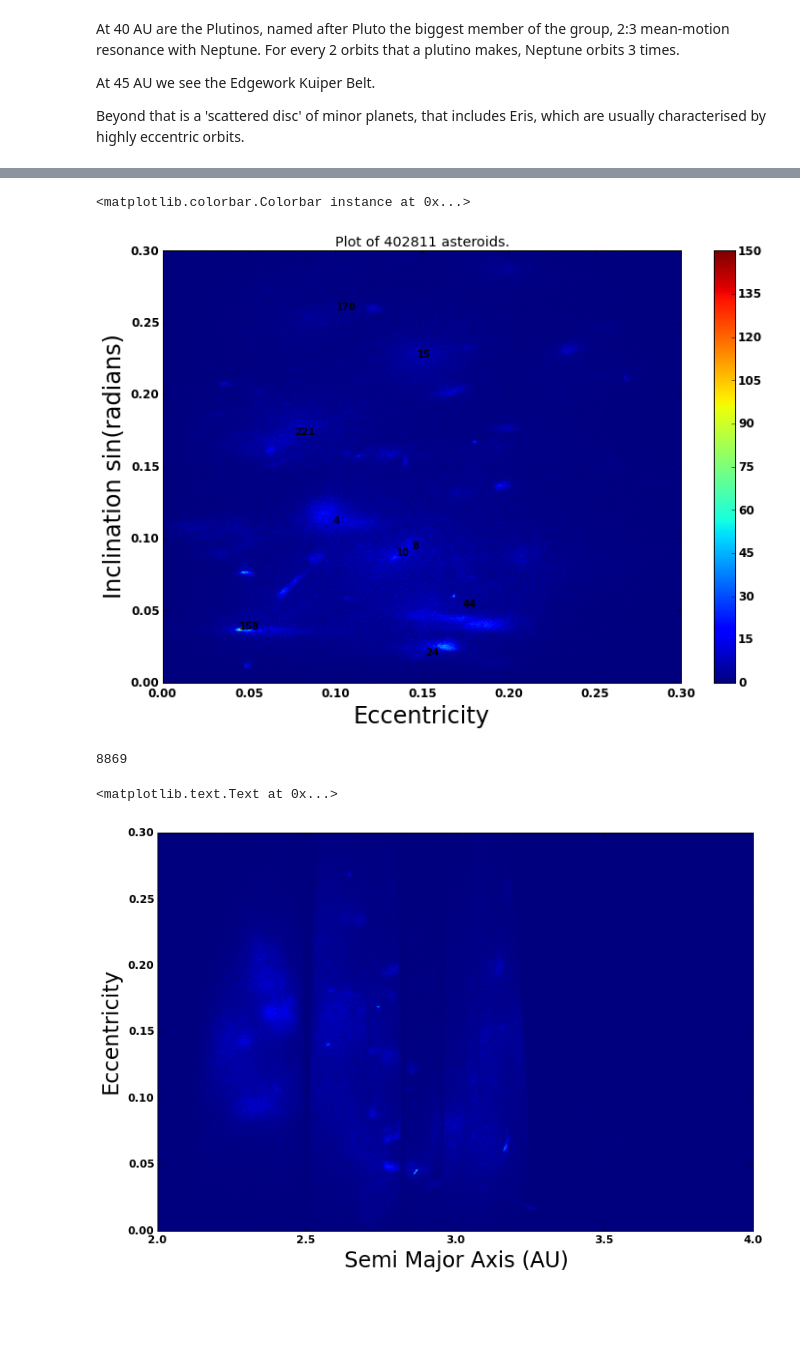
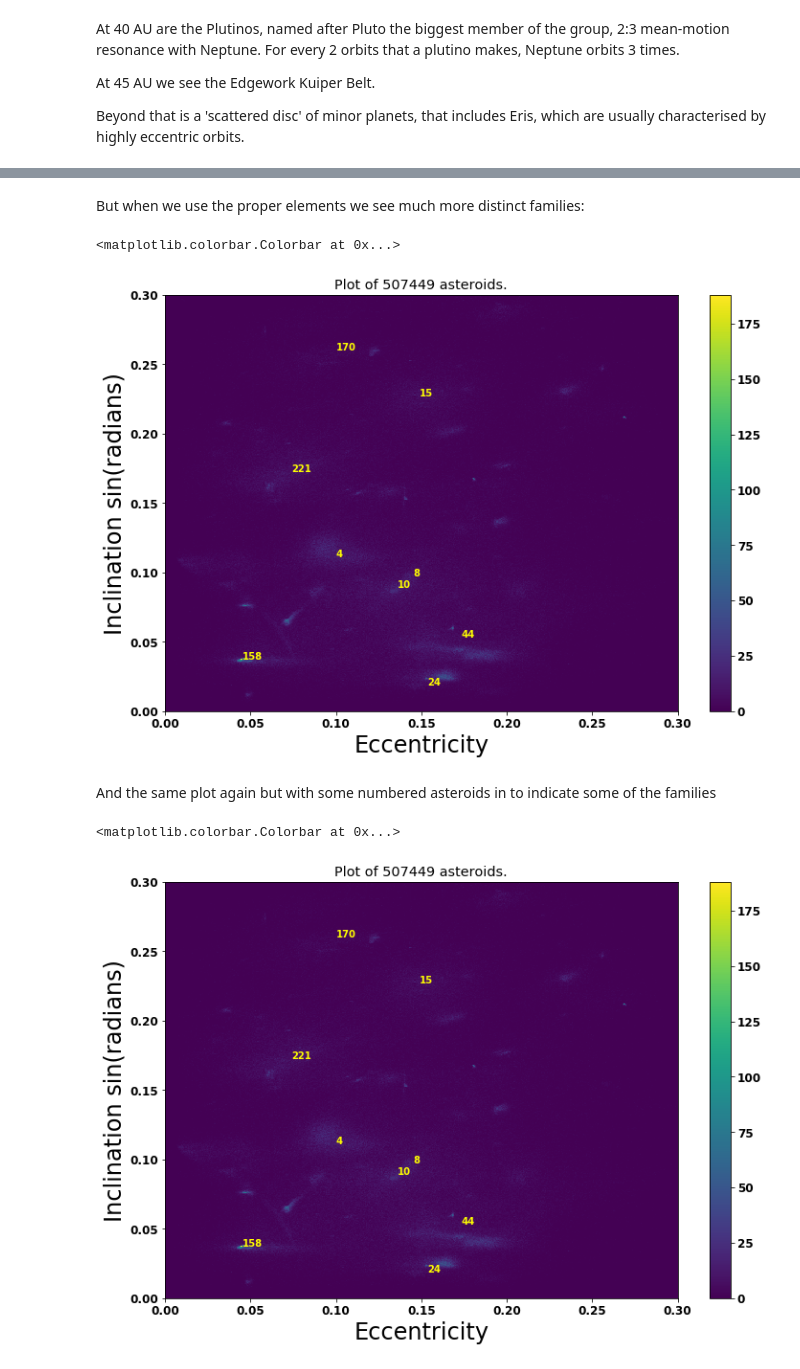
Before and after one commit to albertw/astronomy-notebooks, a Jupyter notebook: Minor-Planets.ipynb, the cells around one changed output, grey strips where cells are left out. Cells and saved outputs as stored; diff of their text form; code cells hidden in the pictures; blank space fills up the shorter version.

```diff
--- a/Minor-Planets.ipynb
+++ b/Minor-Planets.ipynb
@@ -579,3 +552,22 @@ fig.colorbar(im)
+# %% [markdown]
+But when we use the proper elements we see much more distinct families:
+# %%
+
+def get_properdata():
+    """ Extract the inclination, eccentricity and sinI from the proper data.
+    """
+    f = gzip.open("data/afp.pro.gz")
+    lines = iter(f)
+
+    properorbits = []
+
+    for line in f:
+        d = line.split()
+        properorbits.append([str(int(d[0])), float(d[2]), float(d[3]), float(d[4])])
+
+    return properorbits
+
+properorbits = get_properdata()
 # %%
 x=[b[2] for b in properorbits ]
 y=[a[3] for a in properorbits ]
@@ -589,32 +581,39 @@ extent = [xedges[0], xedges[-1], yedges[0], yedges[-1]]
 
 fig, ax = subplots(figsize=(12, 8))
 im = ax.imshow(H.transpose()[::-1], extent=extent, aspect="auto")
+#ax.pcolormesh(xedges, yedges, H.T)
 ax.set_xlabel('Eccentricity')
 ax.set_ylabel('Inclination sin(radians)')
 labels = ['44', '221', '15', '8', '10', '158', '170', '24', '4']
 for l in labels:
-    annotate(l, xy=xypos(l), fontsize=10)
+    annotate(l, xy=xypos(l), fontsize=10, color='yellow')
 ax.set_title("Plot of " + str(len(x)) + " asteroids.")
 fig.colorbar(im)
 # %% [output]
-<matplotlib.colorbar.Colorbar instance at 0x...>
+<matplotlib.colorbar.Colorbar at 0x...>
-[figure, old version]
+[figure, new version]
-# %%
-print len([x[0] for x in properorbits if x[2] >0.03 and  x[2] < 0.06 and  x[3] > 0.03 and  x[3] < 0.05 ])
-# %% [output]
-8869
+# %% [markdown]
+And the same plot again but with some numbered asteroids in to indicate some of the families
 # %%
-x=[b[1] for b in properorbits ]
-y=[a[2] for a in properorbits ]
+x=[b[2] for b in properorbits ]
+y=[a[3] for a in properorbits ]
 
-H, xedges, yedges = np.histogram2d(x, y, bins=500, range=[[2,4],[0,0.3]])
+def xypos(i):
+    return [ (t[2],t[3]) for t in properorbits if t[0] == i][0]
 
+H, xedges, yedges = np.histogram2d(x, y, bins=500, range=[[0,0.3],[0,0.3]])
 extent = [xedges[0], xedges[-1], yedges[0], yedges[-1]]
 
 fig, ax = subplots(figsize=(12, 8))
-ax.imshow(H.transpose()[::-1], extent=extent, aspect="auto")
-ax.set_xlabel('Semi Major Axis (AU)')
-ax.set_ylabel('Eccentricity')
+im = ax.imshow(H.transpose()[::-1], extent=extent, aspect="auto")
+#ax.pcolormesh(xedges, yedges, H.T)
+ax.set_xlabel('Eccentricity')
+ax.set_ylabel('Inclination sin(radians)')
+labels = ['44', '221', '15', '8', '10', '158', '170', '24', '4']
+for l in labels:
+    annotate(l, xy=xypos(l), fontsize=10, color='yellow')
+ax.set_title("Plot of " + str(len(x)) + " asteroids.")
+fig.colorbar(im)
 # %% [output]
-<matplotlib.text.Text at 0x...>
+<matplotlib.colorbar.Colorbar at 0x...>
-[figure, old version]
+[figure, new version]
```
Also changed, not shown: parts of 53 cells of this notebook.
